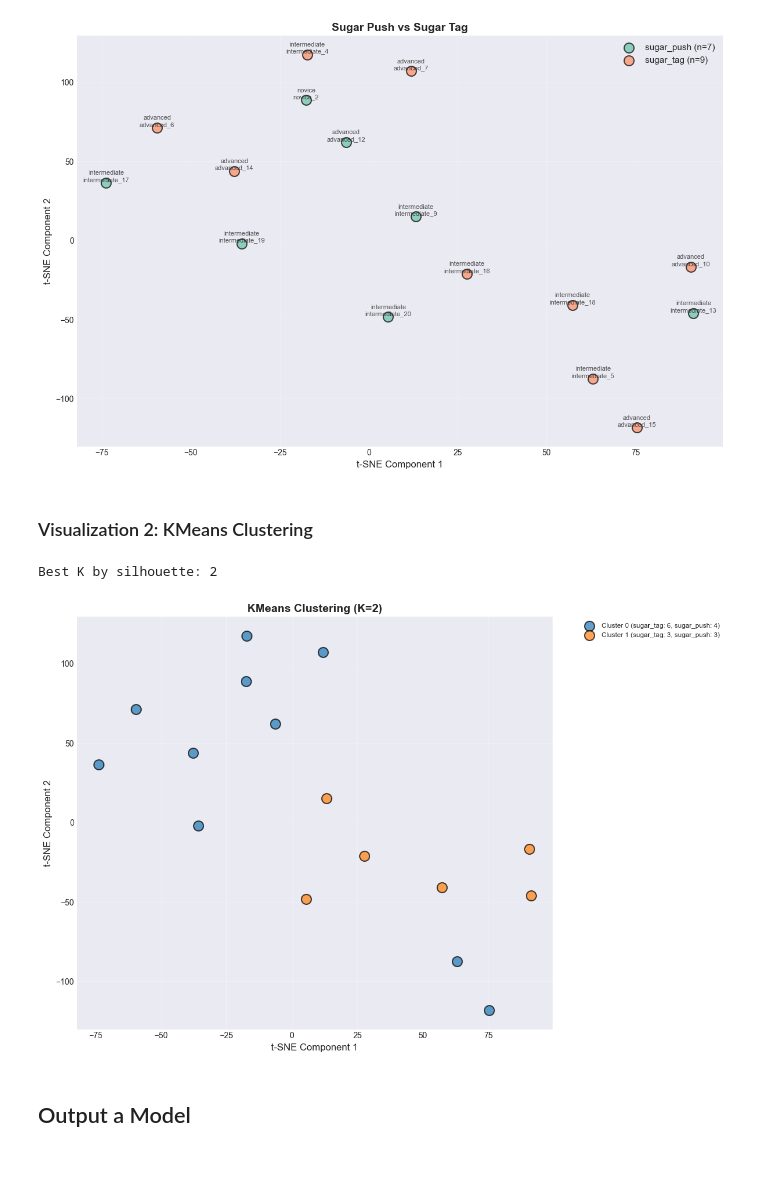
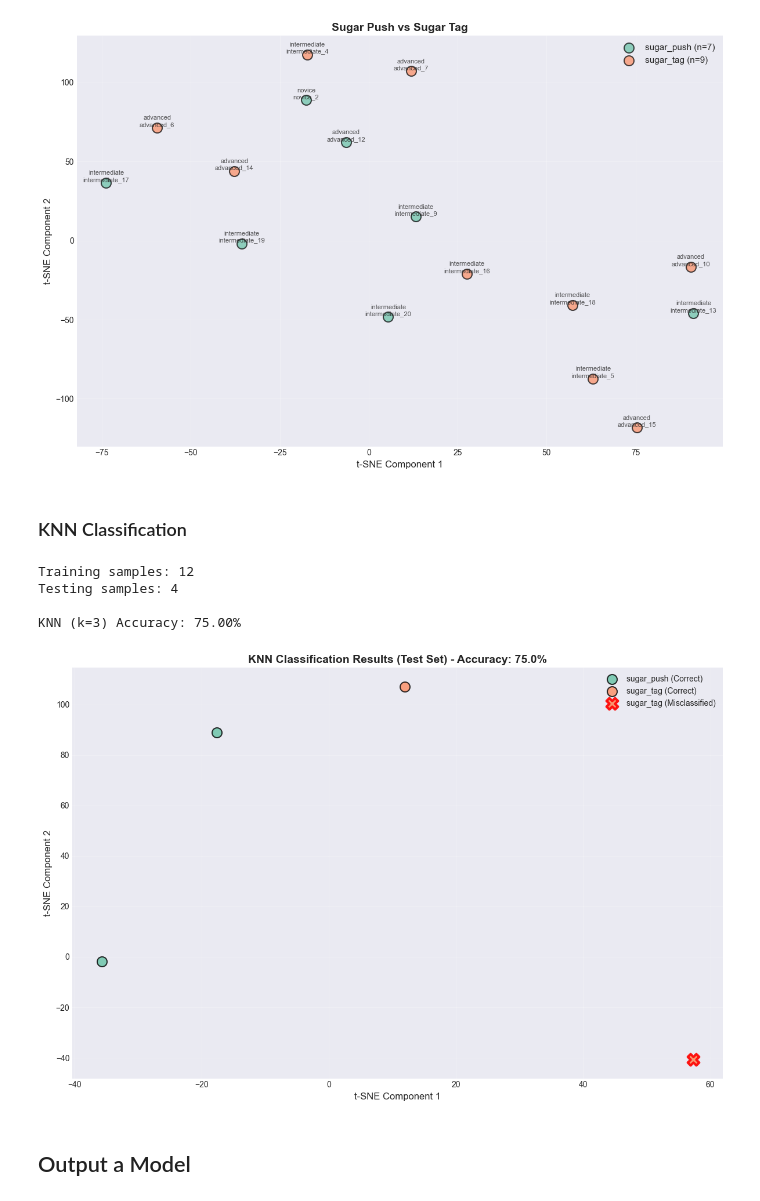
Before and after one commit to AniaNiedzialek/CS171_project, a Jupyter notebook: notebooks/03_analyze_keypoints.ipynb, the cells around one changed output. Saved outputs shown, nothing was run; the diff lists cells and outputs as text; code cells hidden in the pictures; blank space fills up the shorter version.

```diff
--- a/notebooks/03_analyze_keypoints.ipynb
+++ b/notebooks/03_analyze_keypoints.ipynb
@@ -339,47 +320,69 @@ plt.show()
 # %% [output]
 [figure]
 # %% [markdown]
-### Visualization 2: KMeans Clustering
+### KNN Classification
 # %%
-# run kmeans
-models, ks, inertias, sils = clustering_kmeans(Xs, k_range=range(2, min(len(df), 9)))
-best_k = 2 # ks[int(np.nanargmax(sils))]
-print(f'Best K by silhouette: {best_k}')
+# Split data into train and test sets
+X_train, X_test, y_train, y_test, idx_train, idx_test = train_test_split(
+    Xs, y, np.arange(len(y)), test_size=0.2, random_state=42, stratify=y
+)
 
-km = models[best_k]
-labels = km.predict(Xs)
+print(f"Training samples: {len(X_train)}")
+print(f"Testing samples: {len(X_test)}")
+
+# Train KNN Classifier
+k = 3
+knn = KNeighborsClassifier(n_neighbors=k)
+knn.fit(X_train, y_train)
+
+# Evaluate
+y_pred = knn.predict(X_test)
+acc = accuracy_score(y_test, y_pred)
+
+print(f"\nKNN (k={k}) Accuracy: {acc:.2%}")
 # %% [output]
-Best K by silhouette: 2
+Training samples: 12
+Testing samples: 4
+
+KNN (k=3) Accuracy: 75.00%
 # %%
-# plot clusters
+# Visualize KNN Results on Test Set
 plt.figure(figsize=(12, 8))
-palette = sns.color_palette('tab10', n_colors=len(np.unique(labels)))
-cluster_to_indices = {cl: np.where(labels == cl)[0] for cl in np.unique(labels)}
 
-for i, cl in enumerate(np.unique(labels)):
-    idxs = cluster_to_indices[cl]
+# Get the 2D embedding for test samples
+emb_test = emb_plot[idx_test]
 
-    # Calculate composition of the cluster
-    cluster_labels = meta.iloc[idxs]['label']
-    counts = cluster_labels.value_counts()
-    desc_parts = [f"{lbl}: {cnt}" for lbl, cnt in counts.items()]
-    desc = ", ".join(desc_parts)
+# Color by prediction correctness
+unique_classes = np.unique(y)
+colors = sns.color_palette('Set2', n_colors=len(unique_classes))
+class_to_color = {cls: colors[i] for i, cls in enumerate(unique_classes)}
 
-    legend_label = f"Cluster {cl} ({desc})"
+correct_mask = y_pred == y_test
 
-    plt.scatter(emb_plot[idxs, 0], emb_plot[idxs, 1], label=legend_label,
-               s=150, alpha=0.7, color=palette[i % len(palette)],
-               edgecolors='black', linewidth=1.5)
+for cls in unique_classes:
+    # Plot correct predictions for this class
+    mask = (y_test == cls) & correct_mask
+    if mask.any():
+        plt.scatter(emb_test[mask, 0], emb_test[mask, 1],
+                   c=[class_to_color[cls]], label=f'{cls} (Correct)',
+                   s=150, alpha=0.8, edgecolors='black', marker='o', linewidth=1.5)
 
+    # Plot incorrect predictions (misclassified)
+    mask_err = (y_test == cls) & ~correct_mask
+    if mask_err.any():
+        plt.scatter(emb_test[mask_err, 0], emb_test[mask_err, 1],
+                   c=[class_to_color[cls]], label=f'{cls} (Misclassified)',
+                   s=200, alpha=0.9, edgecolors='red', linewidth=3, marker='X')
+
+plt.title(f'KNN Classification Results (Test Set) - Accuracy: {acc:.1%}', fontsize=14, fontweight='bold')
 plt.xlabel(f'{method} Component 1', fontsize=12)
 plt.ylabel(f'{method} Component 2', fontsize=12)
-plt.title(f'KMeans Clustering (K={best_k})', fontsize=14, fontweight='bold')
-plt.legend(bbox_to_anchor=(1.05, 1), loc='upper left', fontsize='small')
+plt.legend(fontsize=10, loc='best')
 plt.grid(True, alpha=0.3)
 plt.tight_layout()
 plt.show()
 # %% [output]
-[figure, old version]
+[figure, new version]
 # %% [markdown]
 ## Output a Model
 # %%
```
Also changed, not shown: parts of 4 cells of this notebook, 3 other files.
